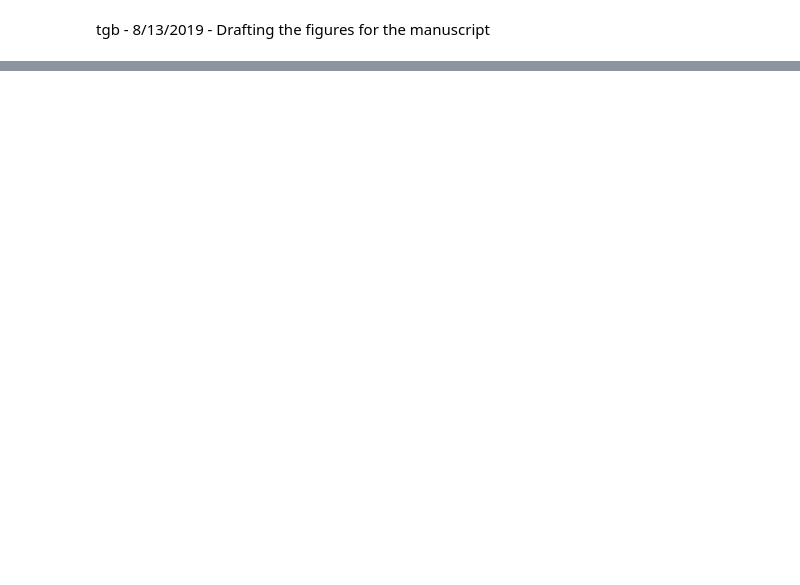
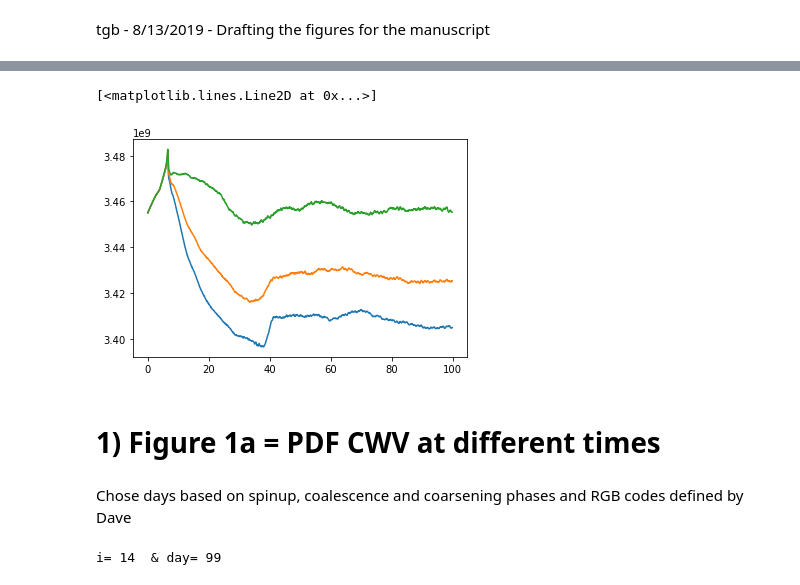
Before and after one commit to tbeucler/2019_WMI, a Jupyter notebook: dev/tbeucler/008_Figures_draft.ipynb, the cells around one changed output, grey strips where cells are left out. Cells and saved outputs as stored; diff of their text form; code cells hidden in the pictures; blank space fills up the shorter version.

Commit message:
First draft of Figures 1a,2a

```diff
--- a/dev/tbeucler/008_Figures_draft.ipynb
+++ b/dev/tbeucler/008_Figures_draft.ipynb
@@ -18,5 +21,5 @@ Using the 2006x2006 simulation for consistency with David's work
 # %%
-path = '/project/s916/davidle/RCE-MIP/simulations/RCE_300_3km_2006x2006/output/'
+path = '/project/s916/davidle/RCE-MIP/simulations/RCE_300_3km_506x506/output/'
 # %%
-RCE300 = xr.open_mfdataset(path+'lfff[0-6]???????.nc')
+RCE300 = xr.open_mfdataset(path+'lfff????????.nc')
 # %% [output]
@@ -23,0 +51,3 @@ OSError: no files to open
+# %%
+dt = 3600; # Timestep in seconds
+tcoor = dt*np.arange(0,RCE300.time.shape[0])
@@ -23,0 +58,13 @@ OSError: no files to open
+# %%
+it = np.arange(0,2397)
+
+plt.plot(tcoor[it]/(24*3600),np.percentile(a=RCE300.FMSE[it,:,:],q=25,axis=(1,2)))
+plt.plot(tcoor[it]/(24*3600),np.percentile(a=RCE300.FMSE[it,:,:],q=50,axis=(1,2)))
+plt.plot(tcoor[it]/(24*3600),np.percentile(a=RCE300.FMSE[it,:,:],q=75,axis=(1,2)))
+# %% [output]
+[<matplotlib.lines.Line2D at 0x...>]
+[figure, added]
+# %% [markdown]
+# 1) Figure 1a = PDF CWV at different times
+# %% [markdown]
+Chose days based on spinup, coalescence and coarsening phases and RGB codes defined by Dave
@@ -23,0 +84,28 @@ OSError: no files to open
+# %%
+# Bin daily to put uncertainty bounds on PDF
+# Spinup phase
+day = SPINstart
+for i in range(11):
+    print('i=',i,' & day=',day,'              ',end='\r')
+    PDFtmp,tmp = np.histogram(RCE300.TQV[(24*day):(24*(day+1)),:,:],bins=SPINedges,density=True)
+    day += 1
+    if i==0: SPIN_min = PDFtmp; SPIN_max = PDFtmp;
+    else: SPIN_min = np.minimum(SPIN_min,PDFtmp); SPIN_max = np.maximum(SPIN_max,PDFtmp)
+# Coalescence phase
+day = COALstart
+for i in range(14):
+    print('i=',i,' & day=',day,'              ',end='\r')
+    PDFtmp,tmp = np.histogram(RCE300.TQV[(24*day):(24*(day+1)),:,:],bins=COALedges,density=True)
+    day += 1
+    if i==0: COAL_min = PDFtmp; COAL_max = PDFtmp;
+    else: COAL_min = np.minimum(COAL_min,PDFtmp); COAL_max = np.maximum(COAL_max,PDFtmp)
+# Coarsening phase
+day = ENDstart
+for i in range(15):
+    print('i=',i,' & day=',day,'              ',end='\r')
+    PDFtmp,tmp = np.histogram(RCE300.TQV[(24*day):np.minimum(2397,(24*(day+1))),:,:],bins=COARedges,density=True)
+    day += 1
+    if i==0: COAR_min = PDFtmp; COAR_max = PDFtmp;
+    else: COAR_min = np.minimum(COAR_min,PDFtmp); COAR_max = np.maximum(COAR_max,PDFtmp)
+# %% [output]
+i= 14  & day= 99
```
Also changed, not shown: parts of 31 cells of this notebook.
